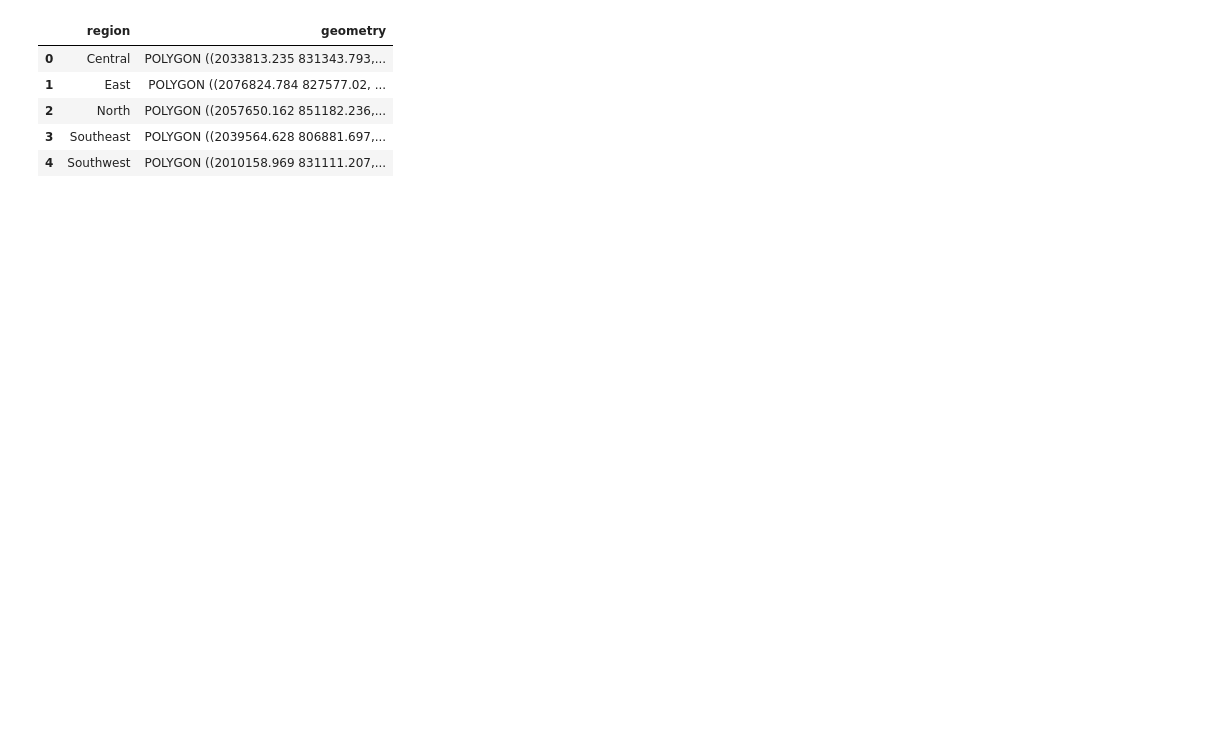
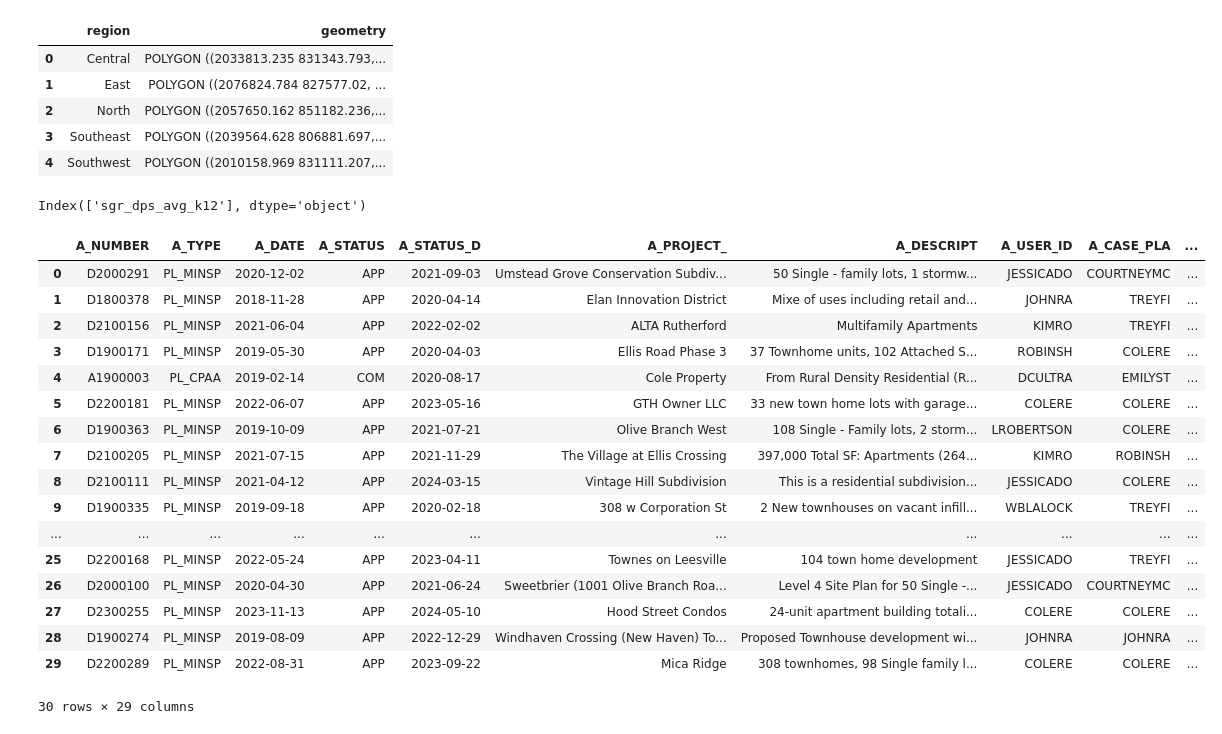
Before and after one commit to olublin/DPS-Planning, a Jupyter notebook: sgr_htype_region.ipynb, the cells around one changed output. Drawn from its saved outputs; the diff is of its cells as text; code cells hidden in the pictures; blank space fills up the shorter version.

Commit message:
resdev_student_gen file has calculation of student generation per development

```diff
--- a/sgr_htype_region.ipynb
+++ b/sgr_htype_region.ipynb
@@ -8,9 +8,14 @@ sgr_data = pd.read_excel('/Users/leahwallihan/Durham_school_planning/sgr_htype_r
 # %%
 # remove null values and shorten to only use relevant columns
 sgr_data = sgr_data.dropna()
-sgr_data.rename(columns={'sgr_dps_2324_all.1': 'sgr_dps_avg_k12'}) # because there might be a typo in the file?
+sgr_data.rename(columns={'sgr_dps_2324_all.1': 'sgr_dps_avg_k12'}, inplace=True) # because there might be a typo in the file?
 sgr_data = sgr_data[['housing_type','region','sgr_dps_avg_k12']]
 sgr_data['sgr_dps_avg_k12'] = sgr_data['sgr_dps_avg_k12'].round(4)
+sgr_data.set_index(['region', 'housing_type'], inplace=True)
 # %%
-# read in shapefile to get geometries for HS regions from Data+_2025/QGIS/DPS shapefiles from layers
+# read in shapefile to get geometries for HS regions from Data+_2025/QGIS/DPS shapefiles from layers in Google Drive
 regions = gpd.read_file(r'/Users/leahwallihan/Durham_school_planning/geospatial files/HS_regions')[['region', 'geometry']]
+regions = regions.to_crs('EPSG:4326')
+#read in geojson with residential developments
+res_dev = gpd.read_file(r'/Users/leahwallihan/Durham_school_planning/DPS-Planning/GIS_files/resdev_cases.geojson')
+res_dev = res_dev.to_crs('EPSG:4326')
@@ -17 +46,27 @@ regions = gpd.read_file(r'/Users/leahwallihan/Durham_school_planning/geospatial
+# %%
+def count_students(row):
+
+    htype_map = {
+        'sf_detached': 'sf_detach',
+        'sf_attached': 'sf_attach',
+        'duplex/triplex': 'du_tri',
+        'multifamily': 'mf_apt',
+        'condo': 'condo'
+    }
+
+    region = row['region']
+
+    total = 0
+    for col_name, sgr_col in htype_map.items():
+        count = row.get(col_name, 0)
+
+        try:
+            multiplier = sgr_data.loc[(region, sgr_col), 'sgr_dps_avg_k12']
+        except KeyError:
+            multiplier = 0
+
+        total += count * multiplier
+
+    return total
 # %%
+res_dev['student_gen'] = res_dev.apply(count_students, axis=1)
@@ -35,3 +79,28 @@ regions.head()
 | 2 | North | POLYGON ((2057650.162 851182.236,... |
 | 3 | Southeast | POLYGON ((2039564.628 806881.697,... |
 | 4 | Southwest | POLYGON ((2010158.969 831111.207,... |
+# %%
+print(sgr_data.columns)
+# %% [output]
+Index(['sgr_dps_avg_k12'], dtype='object')
+# %%
+res_dev.head(30)
+# %% [output]
+|  | A_NUMBER | A_TYPE | A_DATE | A_STATUS | A_STATUS_D | A_PROJECT_ | A_DESCRIPT | A_USER_ID | A_CASE_PLA | ... |
+| 0 | D2000291 | PL_MINSP | 2020-12-02 | APP | 2021-09-03 | Umstead Grove Conservation Subdiv... | 50 Single - family lots, 1 stormw... | JESSICADO | COURTNEYMC | ... |
+| 1 | D1800378 | PL_MINSP | 2018-11-28 | APP | 2020-04-14 | Elan Innovation District | Mixe of uses including retail and... | JOHNRA | TREYFI | ... |
+| 2 | D2100156 | PL_MINSP | 2021-06-04 | APP | 2022-02-02 | ALTA Rutherford | Multifamily Apartments | KIMRO | TREYFI | ... |
+| 3 | D1900171 | PL_MINSP | 2019-05-30 | APP | 2020-04-03 | Ellis Road Phase 3 | 37 Townhome units, 102 Attached S... | ROBINSH | COLERE | ... |
+| 4 | A1900003 | PL_CPAA | 2019-02-14 | COM | 2020-08-17 | Cole Property | From Rural Density Residential (R... | DCULTRA | EMILYST | ... |
+| 5 | D2200181 | PL_MINSP | 2022-06-07 | APP | 2023-05-16 | GTH Owner LLC | 33 new town home lots with garage... | COLERE | COLERE | ... |
+| 6 | D1900363 | PL_MINSP | 2019-10-09 | APP | 2021-07-21 | Olive Branch West | 108 Single - Family lots, 2 storm... | LROBERTSON | COLERE | ... |
+| 7 | D2100205 | PL_MINSP | 2021-07-15 | APP | 2021-11-29 | The Village at Ellis Crossing | 397,000 Total SF: Apartments (264... | KIMRO | ROBINSH | ... |
+| 8 | D2100111 | PL_MINSP | 2021-04-12 | APP | 2024-03-15 | Vintage Hill Subdivision | This is a residential subdivision... | JESSICADO | COLERE | ... |
+| 9 | D1900335 | PL_MINSP | 2019-09-18 | APP | 2020-02-18 | 308 w Corporation St | 2 New townhouses on vacant infill... | WBLALOCK | TREYFI | ... |
+| ... | ... | ... | ... | ... | ... | ... | ... | ... | ... | ... |
+| 25 | D2200168 | PL_MINSP | 2022-05-24 | APP | 2023-04-11 | Townes on Leesville | 104 town home development | JESSICADO | TREYFI | ... |
+| 26 | D2000100 | PL_MINSP | 2020-04-30 | APP | 2021-06-24 | Sweetbrier (1001 Olive Branch Roa... | Level 4 Site Plan for 50 Single -... | JESSICADO | COURTNEYMC | ... |
+| 27 | D2300255 | PL_MINSP | 2023-11-13 | APP | 2024-05-10 | Hood Street Condos | 24-unit apartment building totali... | COLERE | COLERE | ... |
+| 28 | D1900274 | PL_MINSP | 2019-08-09 | APP | 2022-12-29 | Windhaven Crossing (New Haven) To... | Proposed Townhouse development wi... | JOHNRA | JOHNRA | ... |
+| 29 | D2200289 | PL_MINSP | 2022-08-31 | APP | 2023-09-22 | Mica Ridge | 308 townhomes, 98 Single family l... | COLERE | COLERE | ... |
+30 rows × 29 columns
```
Also changed, not shown: parts of 3 cells of this notebook, 2 other files.
